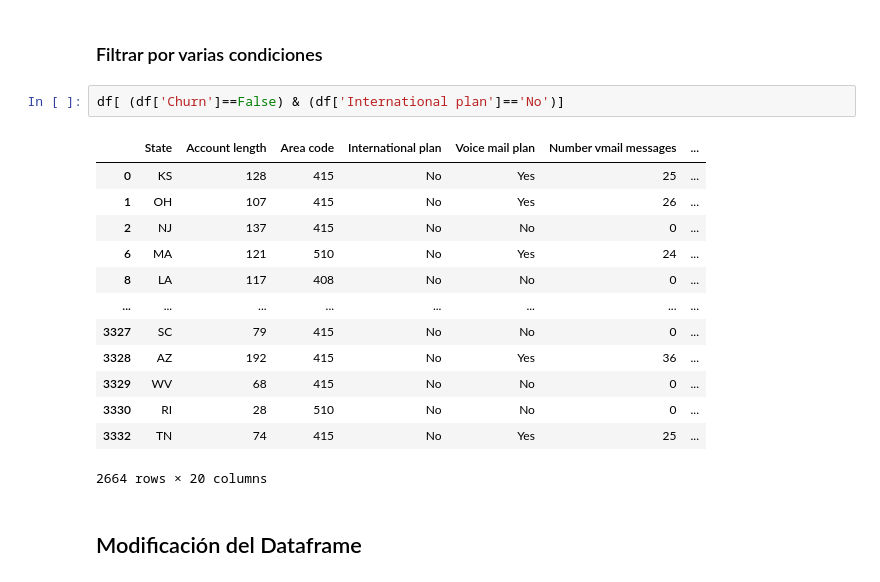
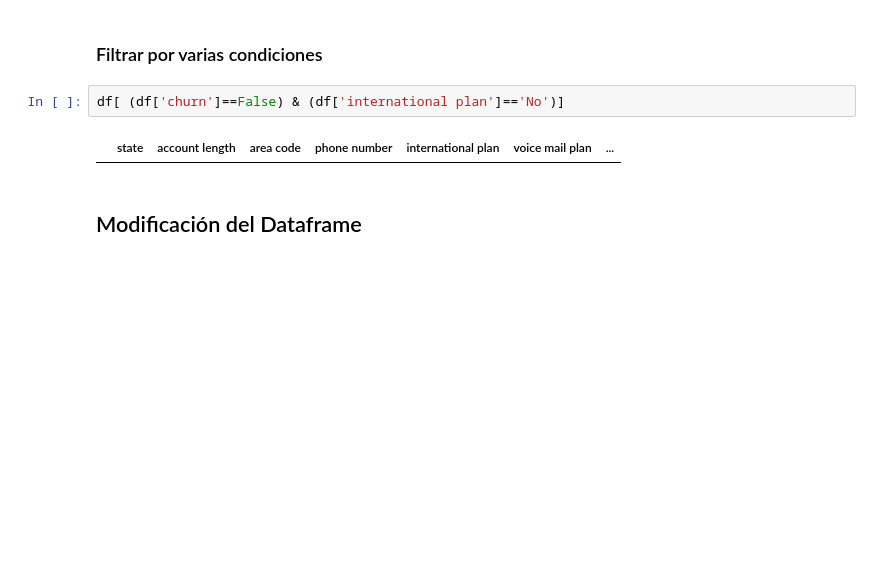
Before and after one commit to pbonillor/DATA_SCIENCE_CON_PYTHON, a Jupyter notebook: MODULO_I/pandas.ipynb, the cells around one changed output. Cells and saved outputs as stored; diff of their text form; blank space fills up the shorter version.

```diff
--- a/MODULO_I/pandas.ipynb
+++ b/MODULO_I/pandas.ipynb
@@ -318,21 +333,9 @@ df[ df['Churn']==True ]
 # %% [markdown]
 ### Filtrar por varias condiciones
 # %%
-df[ (df['Churn']==False) & (df['International plan']=='No')]
+df[ (df['churn']==False) & (df['international plan']=='No')]
 # %% [output]
-|  | State | Account length | Area code | International plan | Voice mail plan | Number vmail messages | ... |
-| 0 | KS | 128 | 415 | No | Yes | 25 | ... |
-| 1 | OH | 107 | 415 | No | Yes | 26 | ... |
-| 2 | NJ | 137 | 415 | No | No | 0 | ... |
-| 6 | MA | 121 | 510 | No | Yes | 24 | ... |
-| 8 | LA | 117 | 408 | No | No | 0 | ... |
-| ... | ... | ... | ... | ... | ... | ... | ... |
-| 3327 | SC | 79 | 415 | No | No | 0 | ... |
-| 3328 | AZ | 192 | 415 | No | Yes | 36 | ... |
-| 3329 | WV | 68 | 415 | No | No | 0 | ... |
-| 3330 | RI | 28 | 510 | No | No | 0 | ... |
-| 3332 | TN | 74 | 415 | No | Yes | 25 | ... |
+|  | state | account length | area code | phone number | international plan | voice mail plan | ... |
-2664 rows × 20 columns
 # %% [markdown]
 ## Modificación del Dataframe
 # %% [markdown]
```
Also changed, not shown: parts of 25 cells of this notebook.
